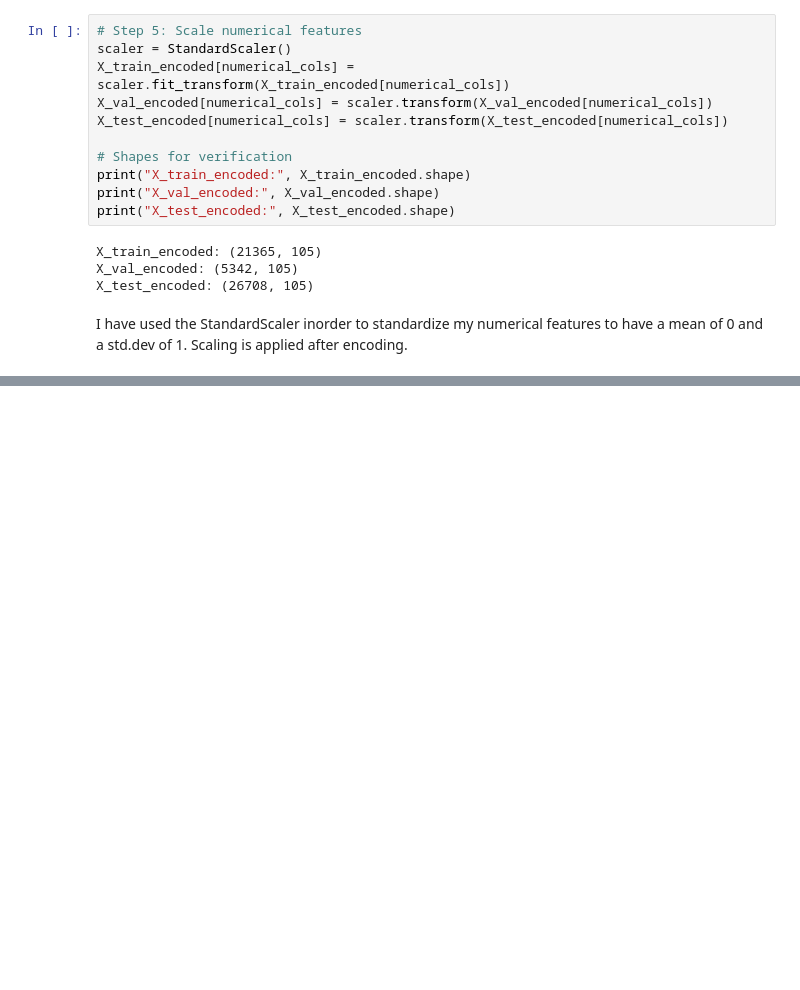
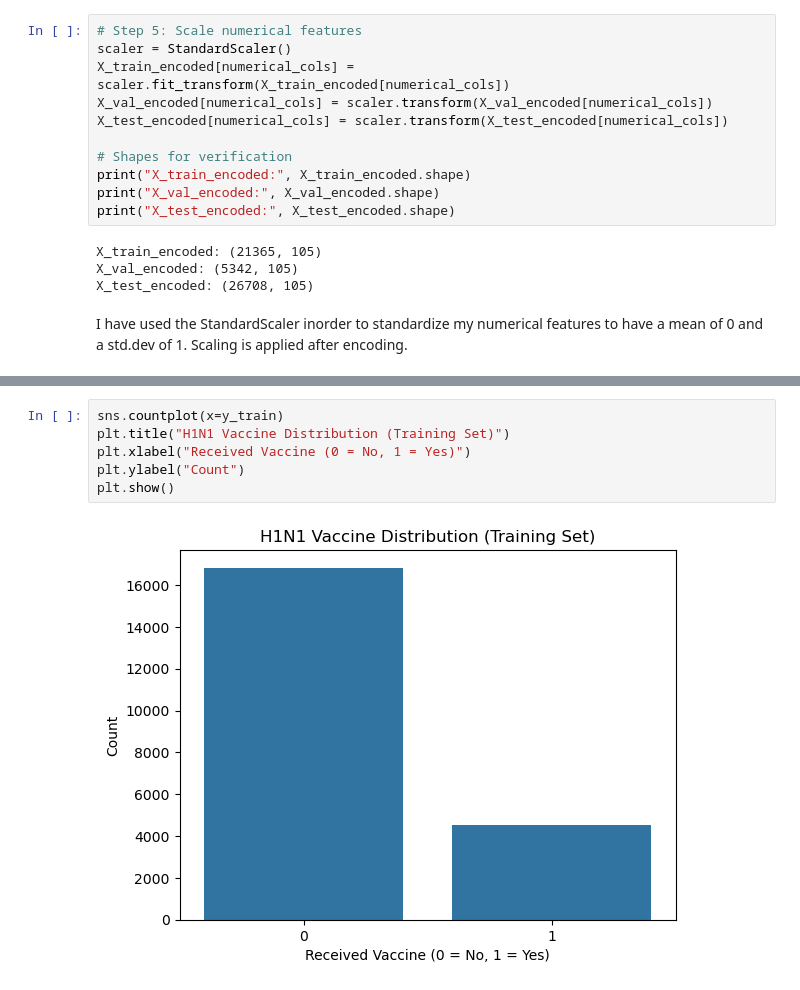
Before and after one commit to Irene-coder-dot/predicting_H1N1_targetvariable, a Jupyter notebook: H1N1_predict.ipynb, the cells around one changed output, grey strips where cells are left out. Drawn from its saved outputs; the diff is of its cells as text; blank space fills up the shorter version.

```diff
--- a/H1N1_predict.ipynb
+++ b/H1N1_predict.ipynb
@@ -192,0 +201,8 @@ I have used the StandardScaler inorder to standardize my numerical features to h
+# %%
+sns.countplot(x=y_train)
+plt.title("H1N1 Vaccine Distribution (Training Set)")
+plt.xlabel("Received Vaccine (0 = No, 1 = Yes)")
+plt.ylabel("Count")
+plt.show()
+# %% [output]
+[figure, added]
```
Also changed, not shown: parts of 8 cells of this notebook.
